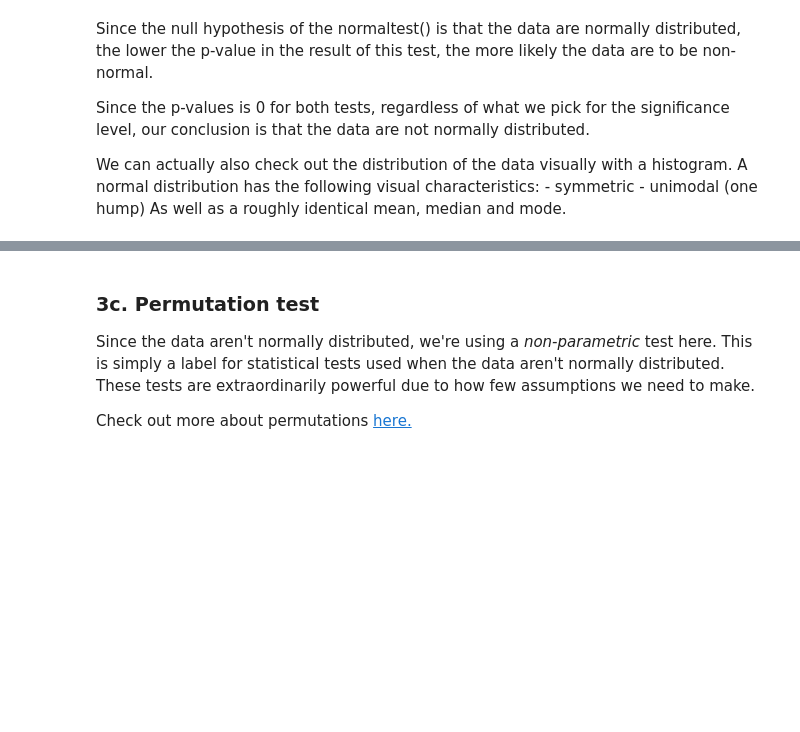
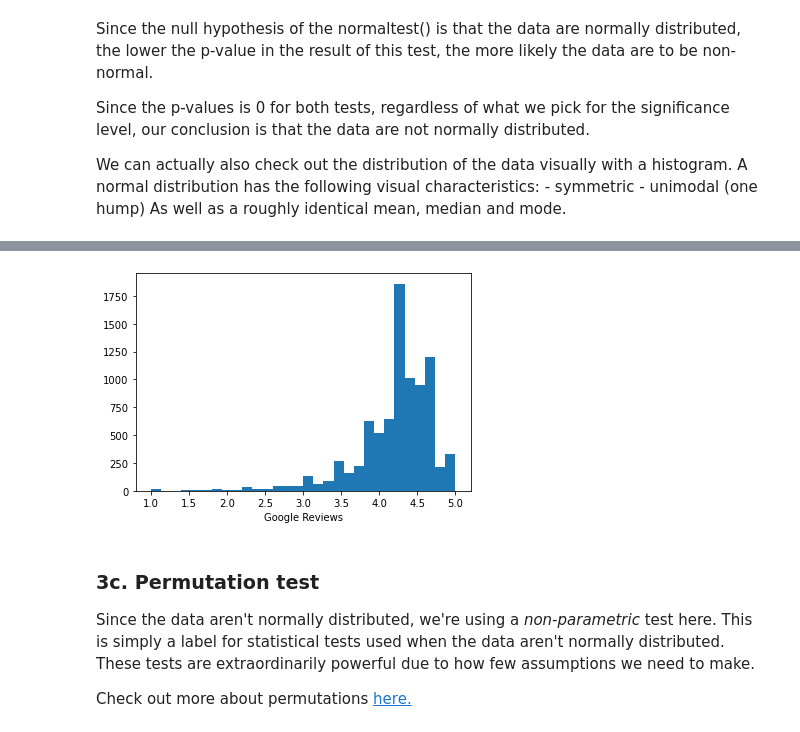
Before and after one commit to Khalif81/AppStore_GoogvsAppl, a Jupyter notebook: Springboard Apps project - Tier 3_KhalifOliver.ipynb, the cells around one changed output, grey strips where cells are left out. Cells and saved outputs as stored; diff of their text form; code cells hidden in the pictures; blank space fills up the shorter version.

```diff
--- a/Springboard Apps project - Tier 3_KhalifOliver.ipynb
+++ b/Springboard Apps project - Tier 3_KhalifOliver.ipynb
@@ -513,6 +539,9 @@ _ _ _
 # %%
 # Create a histogram of the google data
-_ _ _
+plt.hist(google, bins=30);
+plt.xlabel('Google Reviews');
+# %% [output]
+[figure, added]
 # %% [markdown]
 ### 3c. Permutation test
 Since the data aren't normally distributed, we're using a *non-parametric* test here. This is simply a label for statistical tests used when the data aren't normally distributed. These tests are extraordinarily powerful due to how few assumptions we need to make.
```
Also changed, not shown: parts of 9 cells of this notebook.
